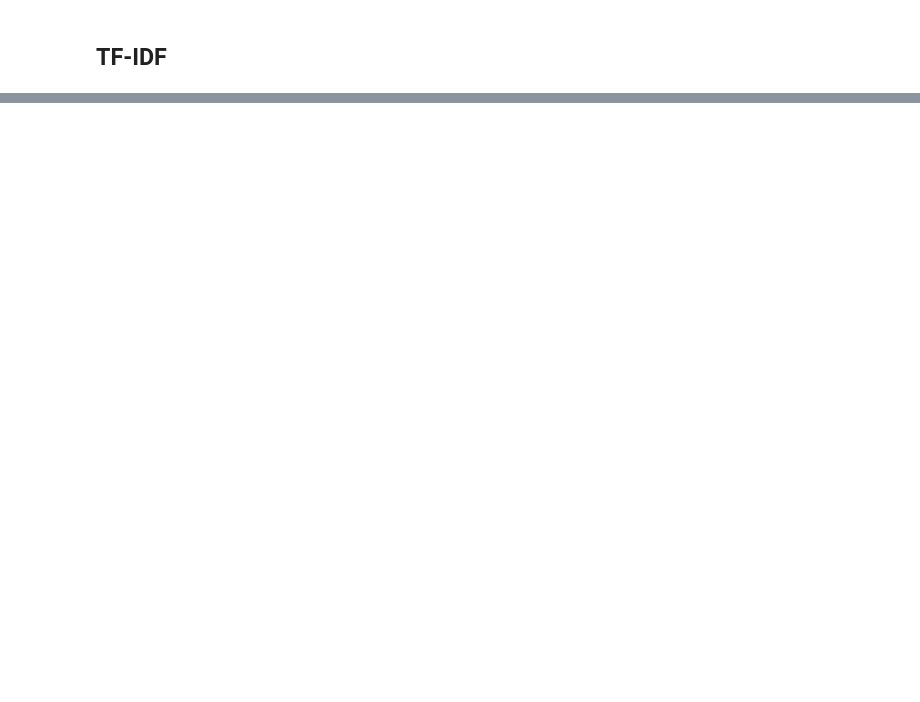
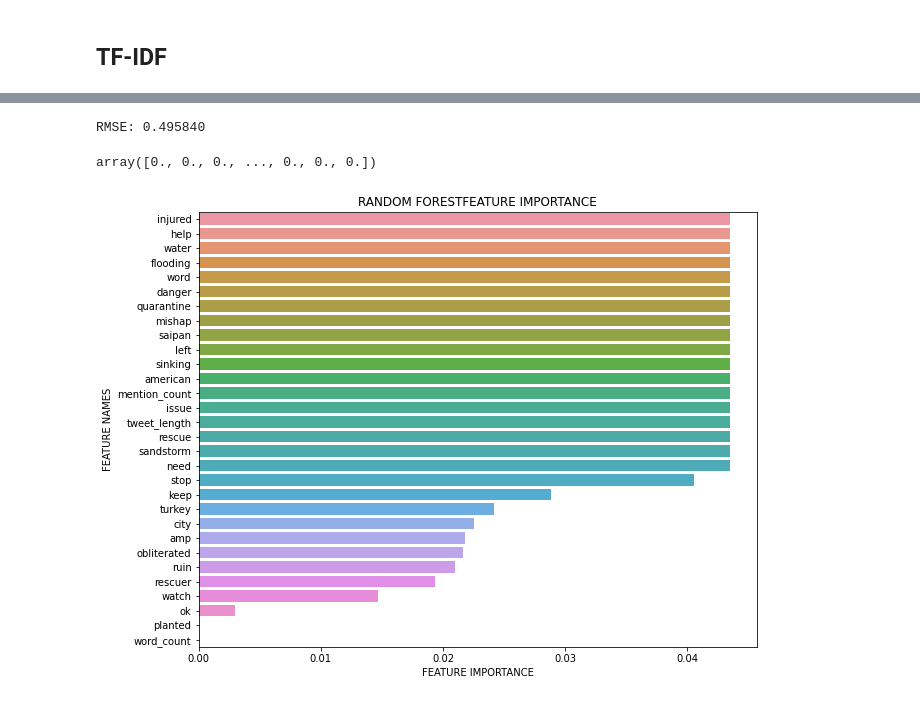
Before and after one commit to tomifarall/Orga-Datos-Tp2, a Jupyter notebook: feature_importance.ipynb, the cells around one changed output, grey strips where cells are left out. Cells and saved outputs as stored; diff of their text form; code cells hidden in the pictures; blank space fills up the shorter version.

Commit message:
actualización de feature importance

```diff
--- a/feature_importance.ipynb
+++ b/feature_importance.ipynb
@@ -347,0 +418,3 @@ test.head()
+# %%
+train_data = train_data.merge(df_tf_idf, how='inner',on='index')
+train_data.head()
@@ -347,0 +493,47 @@ test.head()
+# %%
+from sklearn.ensemble import RandomForestRegressor
+
+rf_model = RandomForestRegressor(random_state=1, n_estimators = 87, min_samples_split = 16, min_samples_leaf = 12, max_features = 3, max_depth = 9)
+rf_model.fit(X_train, y_train)
+preds = rf_model.predict(X_test)
+rmse = np.sqrt(mean_squared_error(y_test, preds))
+print("RMSE: %f" % (rmse))
+
+#print("F1_score: ", f1_score(y_test, preds))
+
+
+rf_model.feature_importances_
+# %% [output]
+RMSE: 0.495840
+array([0., 0., 0., ..., 0., 0., 0.])
+# %%
+AUX=train_data.drop(['Unnamed: 0','hashtags',"_target_",'index','clean_text','text_x','target_x','keyword','location_x','tagged_text','tagged_clean_text'], axis=1)
+# %%
+
+def plot_feature_importance(importance,names,model_type):
+
+  #Create arrays from feature importance and feature names
+  feature_importance = np.array(importance)
+  feature_names = np.array(names)
+
+  #Create a DataFrame using a Dictionary
+  data={'feature_names':feature_names,'feature_importance':feature_importance}
+  fi_df = pd.DataFrame(data)
+
+  #Sort the DataFrame in order decreasing feature importance
+  fi_df.sort_values(by=['feature_importance'], ascending=False,inplace=True)
+  fi_df=fi_df[:30]
+  #Define size of bar plot
+  plt.figure(figsize=(10,8))
+  #Plot Searborn bar chart
+  sns.barplot(x=fi_df['feature_importance'], y=fi_df['feature_names'])
+  #Add chart labels
+  plt.title(model_type + ' FEATURE IMPORTANCE')
+  plt.xlabel('FEATURE IMPORTANCE')
+  plt.ylabel('FEATURE NAMES')
+# %%
+import matplotlib.pyplot as plt
+import seaborn as sns
+plot_feature_importance(rf_model.feature_importances_,  AUX.columns,'RANDOM FOREST')
+# %% [output]
+[figure, added]
```
Also changed, not shown: parts of 28 cells of this notebook.
